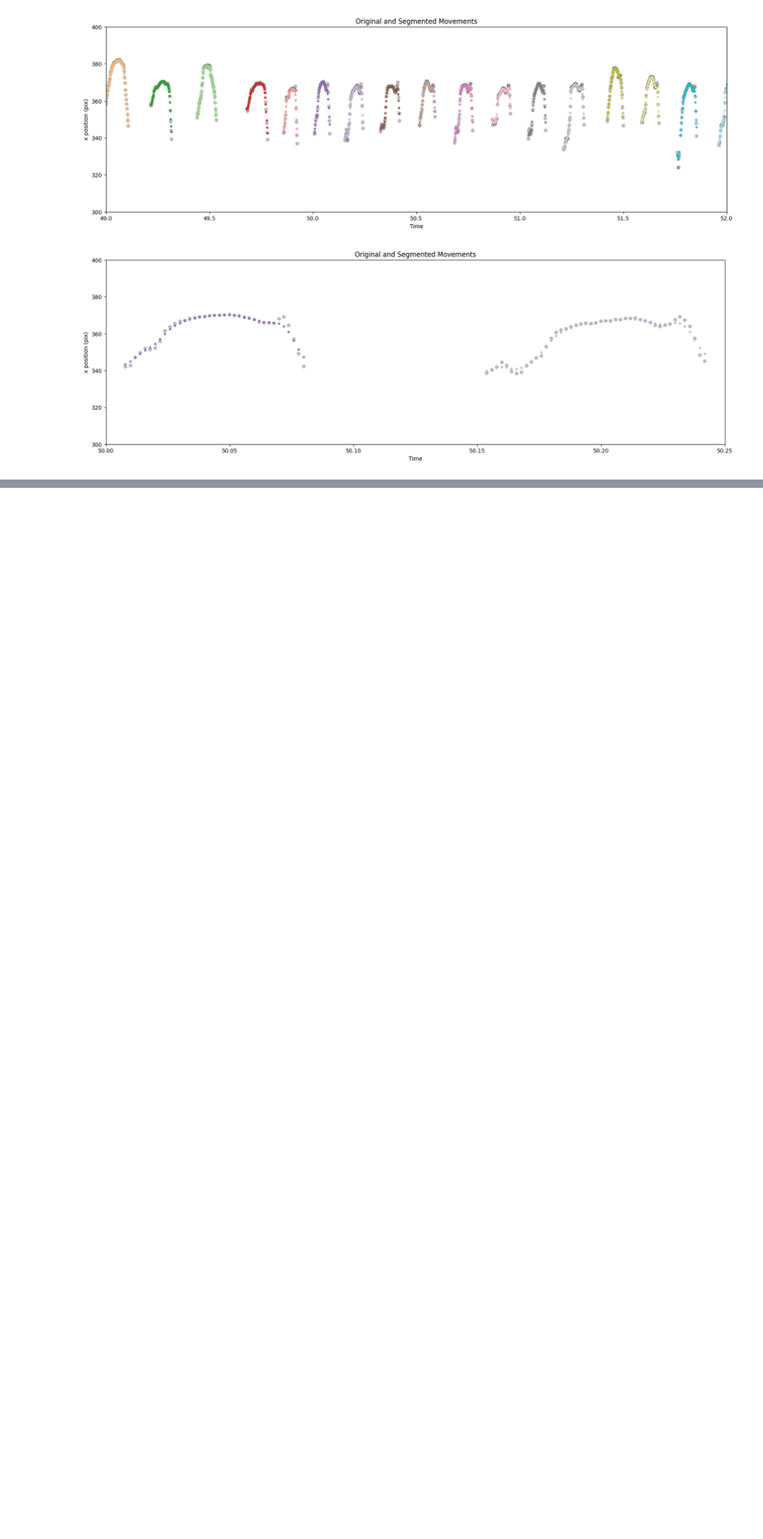
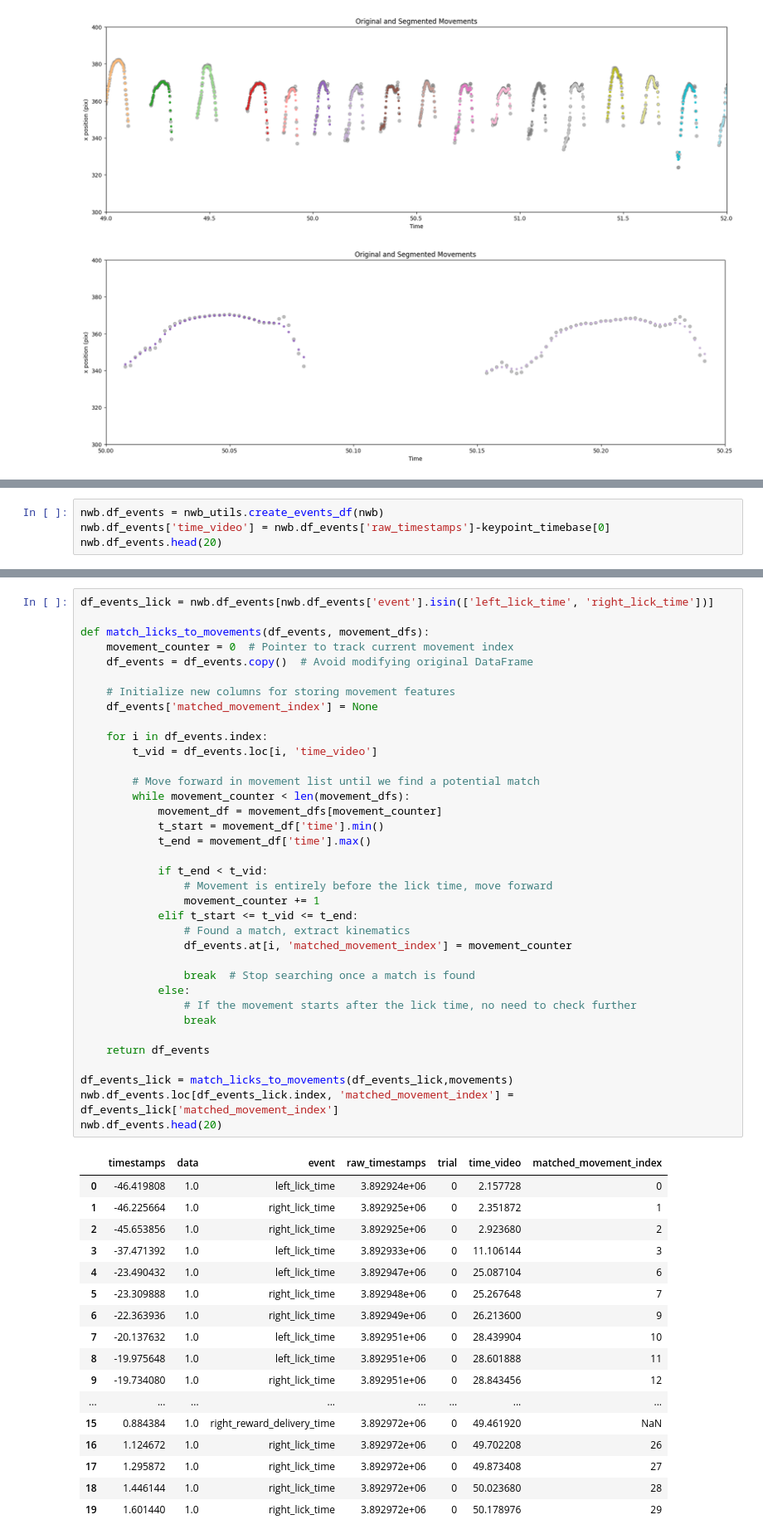
Before and after one commit to 1mattbecker/kinematics_analysis, a Jupyter notebook: code/tongue_kinematics.ipynb, the cells around one changed output, grey strips where cells are left out. Shown at 83% size. Drawn from its saved outputs; the diff is of its cells as text; blank space fills up the shorter version.

Commit message:
started integration with basic analysis tools

```diff
--- a/code/tongue_kinematics.ipynb
+++ b/code/tongue_kinematics.ipynb
@@ -414,0 +497,4 @@ plot_original_and_segmented_data(tongue_masked, movements[0:70],[50,50.25])
+# %%
+nwb.df_events = nwb_utils.create_events_df(nwb)
+nwb.df_events['time_video'] = nwb.df_events['raw_timestamps']-keypoint_timebase[0]
+nwb.df_events.head(20)
@@ -414,0 +520,54 @@ plot_original_and_segmented_data(tongue_masked, movements[0:70],[50,50.25])
+# %%
+df_events_lick = nwb.df_events[nwb.df_events['event'].isin(['left_lick_time', 'right_lick_time'])]
+
+def match_licks_to_movements(df_events, movement_dfs):
+    movement_counter = 0  # Pointer to track current movement index
+    df_events = df_events.copy()  # Avoid modifying original DataFrame
+
+    # Initialize new columns for storing movement features
+    df_events['matched_movement_index'] = None
+
+    for i in df_events.index:
+        t_vid = df_events.loc[i, 'time_video']
+
+        # Move forward in movement list until we find a potential match
+        while movement_counter < len(movement_dfs):
+            movement_df = movement_dfs[movement_counter]
+            t_start = movement_df['time'].min()
+            t_end = movement_df['time'].max()
+
+            if t_end < t_vid:
+                # Movement is entirely before the lick time, move forward
+                movement_counter += 1
+            elif t_start <= t_vid <= t_end:
+                # Found a match, extract kinematics
+                df_events.at[i, 'matched_movement_index'] = movement_counter
+
+                break  # Stop searching once a match is found
+            else:
+                # If the movement starts after the lick time, no need to check further
+                break
+
+    return df_events
+
+df_events_lick = match_licks_to_movements(df_events_lick,movements)
+nwb.df_events.loc[df_events_lick.index, 'matched_movement_index'] = df_events_lick['matched_movement_index']
+nwb.df_events.head(20)
+# %% [output]
+|  | timestamps | data | event | raw_timestamps | trial | time_video | matched_movement_index |
+| 0 | -46.419808 | 1.0 | left_lick_time | 3.892924e+06 | 0 | 2.157728 | 0 |
+| 1 | -46.225664 | 1.0 | right_lick_time | 3.892925e+06 | 0 | 2.351872 | 1 |
+| 2 | -45.653856 | 1.0 | right_lick_time | 3.892925e+06 | 0 | 2.923680 | 2 |
+| 3 | -37.471392 | 1.0 | left_lick_time | 3.892933e+06 | 0 | 11.106144 | 3 |
+| 4 | -23.490432 | 1.0 | left_lick_time | 3.892947e+06 | 0 | 25.087104 | 6 |
+| 5 | -23.309888 | 1.0 | right_lick_time | 3.892948e+06 | 0 | 25.267648 | 7 |
+| 6 | -22.363936 | 1.0 | right_lick_time | 3.892949e+06 | 0 | 26.213600 | 9 |
+| 7 | -20.137632 | 1.0 | left_lick_time | 3.892951e+06 | 0 | 28.439904 | 10 |
+| 8 | -19.975648 | 1.0 | left_lick_time | 3.892951e+06 | 0 | 28.601888 | 11 |
+| 9 | -19.734080 | 1.0 | right_lick_time | 3.892951e+06 | 0 | 28.843456 | 12 |
+| ... | ... | ... | ... | ... | ... | ... | ... |
+| 15 | 0.884384 | 1.0 | right_reward_delivery_time | 3.892972e+06 | 0 | 49.461920 | NaN |
+| 16 | 1.124672 | 1.0 | right_lick_time | 3.892972e+06 | 0 | 49.702208 | 26 |
+| 17 | 1.295872 | 1.0 | right_lick_time | 3.892972e+06 | 0 | 49.873408 | 27 |
+| 18 | 1.446144 | 1.0 | right_lick_time | 3.892972e+06 | 0 | 50.023680 | 28 |
+| 19 | 1.601440 | 1.0 | right_lick_time | 3.892972e+06 | 0 | 50.178976 | 29 |
```
Also changed, not shown: parts of 11 cells of this notebook.
